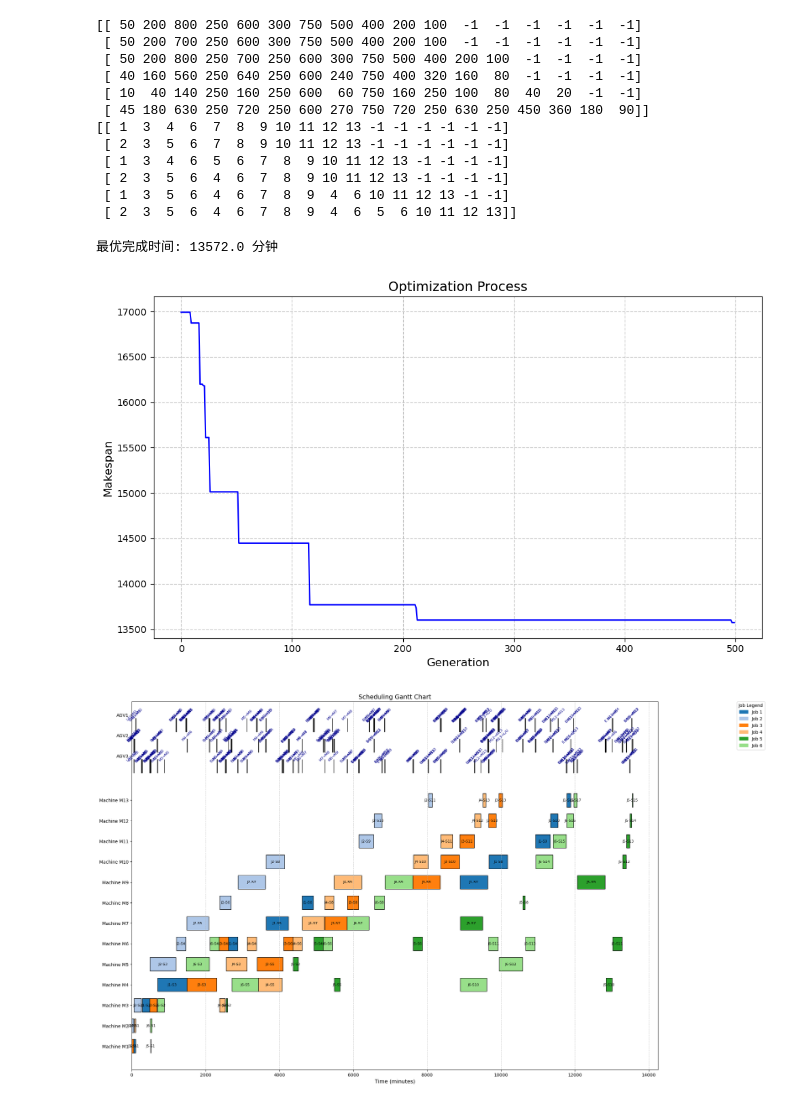
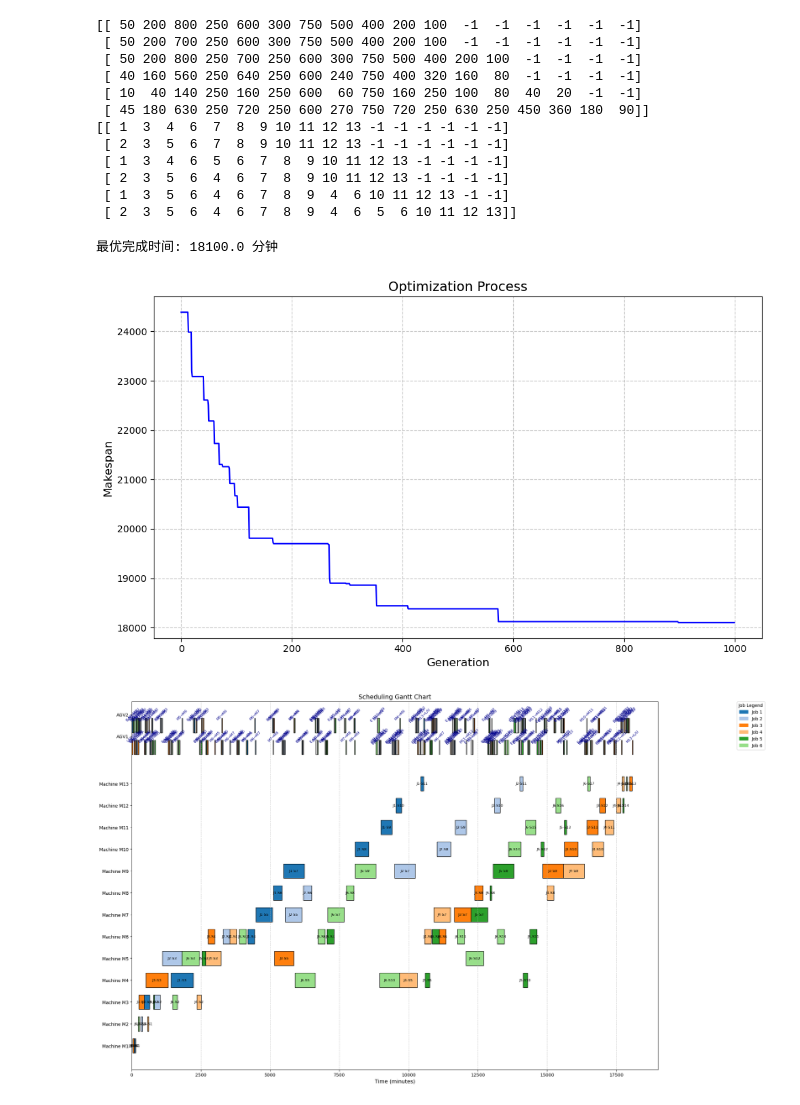
Before and after one commit to zakohao/open-hello-world, a Jupyter notebook: paper/fms-GA 2.0 .ipynb, the cells around one changed output. Cells and saved outputs as stored; diff of their text form; code cells hidden in the pictures.

```diff
--- a/paper/fms-GA 2.0 .ipynb
+++ b/paper/fms-GA 2.0 .ipynb
@@ -453,14 +453,14 @@ TRANSPORT_TIME = {}
 
 # L/U 到每台机器
 for m in machines:
-    TRANSPORT_TIME[('L/U', m)] = 3
+    TRANSPORT_TIME[('L/U', m)] = 30
 
 # 各机器之间的运输时间（对称）
 for i in range(len(machines)):
     for j in range(i + 1, len(machines)):
         m1, m2 = machines[i], machines[j]
         # 用编号差值作为时间基准（例：相邻机器2，隔1台为3，依此类推）
-        time = abs(i - j) + 2
+        time = 10*abs(i - j) + 10
         TRANSPORT_TIME[(m1, m2)] = time
 
 # 如果需要反向（M3 -> M1），可以加：
@@ -842,35 +842,35 @@ class DynamicJSSPSolver:
 
             y_ticks.append(y + AGV_ROW_HEIGHT/2)
             y_labels.append(f'AGV{agv+1}')
 
         plt.yticks(y_ticks, y_labels)
         plt.xlabel('Time (minutes)', fontsize=12)
         plt.title('Scheduling Gantt Chart', fontsize=14)
         plt.grid(axis='x', linestyle='--', alpha=0.7)
 
         patches = [mpatches.Patch(color=colors[i%20], label=f'Job {i+1}')
                   for i in range(len(self.jobs))]
         plt.legend(handles=patches,
                    bbox_to_anchor=(1.15, 1),
                    loc='upper left',
                    borderaxespad=0.,
                    title="Job Legend")
 
         plt.subplots_adjust(left=0.25, right=0.8, hspace=0.4)
         plt.show()
 
 # 运行
 if __name__ == "__main__":
     solver = DynamicJSSPSolver(
         transport_time=TRANSPORT_TIME,
-        agv_count=3
+        agv_count=2
     )
 
     solver.update_production_data(time_matrix, machine_matrix)
-    best_solution, history = solver.solve(pop_size=50, max_gen=500)
+    best_solution, history = solver.solve(pop_size=50, max_gen=1000)
     print(f"最优完成时间: {best_solution.makespan} 分钟")
     solver.visualize(best_solution, history)
 # %% [output]
-最优完成时间: 13572.0 分钟
+最优完成时间: 18100.0 分钟
-[figure, old version]
+[figure, new version]
-[figure, old version]
+[figure, new version]
```
Also changed, not shown: 1 other file.
